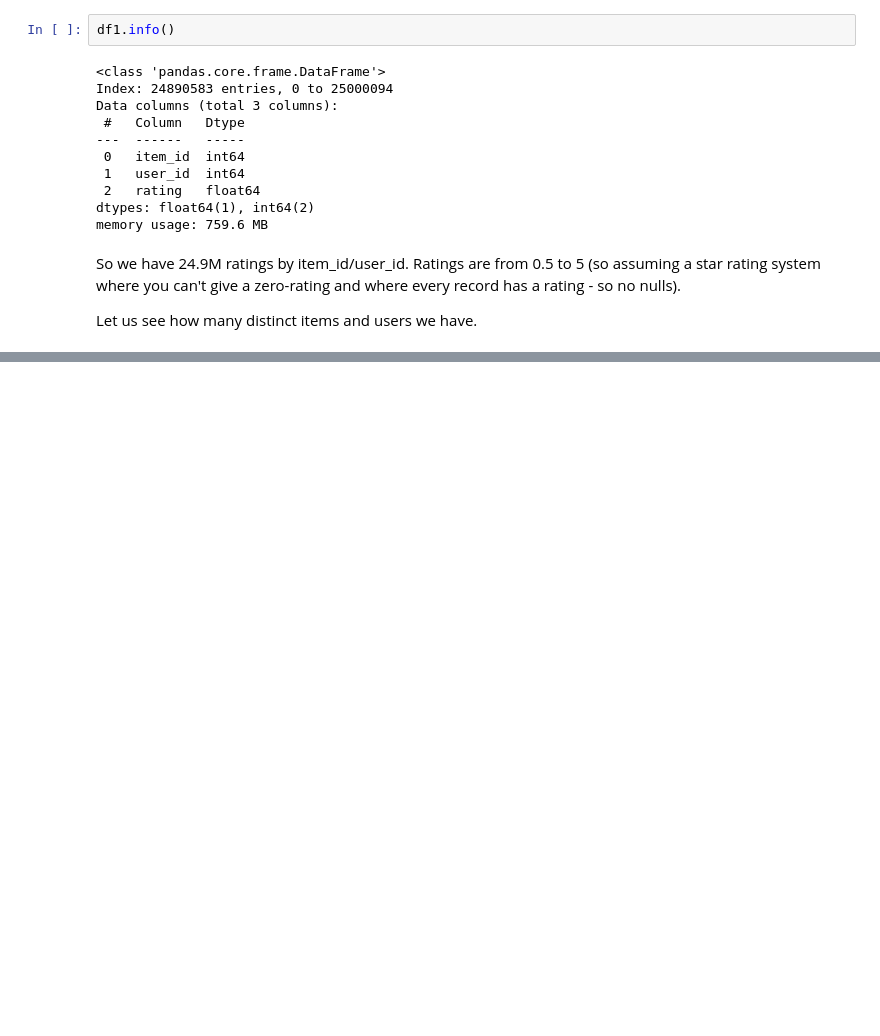
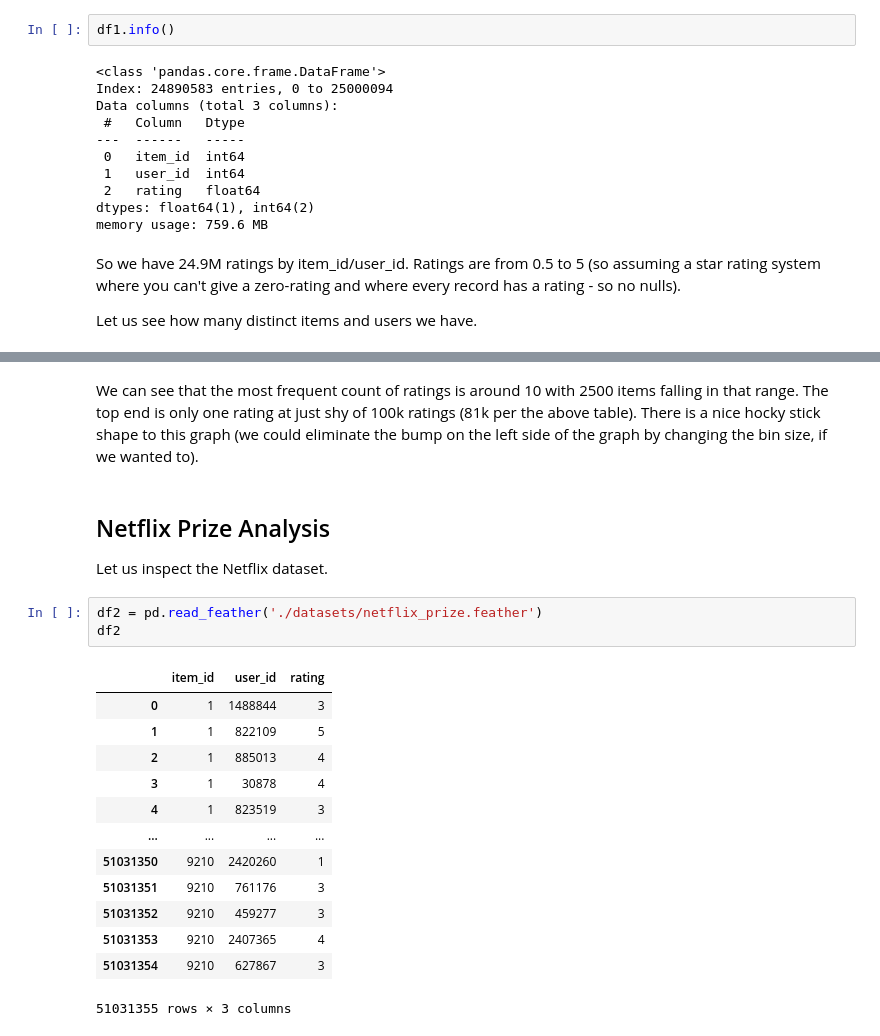
Before and after one commit to jmfb/csc6711-project2, a Jupyter notebook: Project2.ipynb, the cells around one changed output, grey strips where cells are left out. Drawn from its saved outputs; the diff is of its cells as text; blank space fills up the shorter version.

```diff
--- a/Project2.ipynb
+++ b/Project2.ipynb
@@ -81,0 +113,23 @@ So there are around 24k different movies and 162k different users which makes th
+# %% [markdown]
+We can see that the most frequent count of ratings is around 10 with 2500 items falling in that range.  The top end is only one rating at just shy of 100k ratings (81k per the above table).  There is a nice hocky stick shape to this graph (we could eliminate the bump on the left side of the graph by changing the bin size, if we wanted to).
+# %% [markdown]
+## Netflix Prize Analysis
+
+Let us inspect the Netflix dataset.
+# %%
+df2 = pd.read_feather('./datasets/netflix_prize.feather')
+df2
+# %% [output]
+|  | item_id | user_id | rating |
+| 0 | 1 | 1488844 | 3 |
+| 1 | 1 | 822109 | 5 |
+| 2 | 1 | 885013 | 4 |
+| 3 | 1 | 30878 | 4 |
+| 4 | 1 | 823519 | 3 |
+| ... | ... | ... | ... |
+| 51031350 | 9210 | 2420260 | 1 |
+| 51031351 | 9210 | 761176 | 3 |
+| 51031352 | 9210 | 459277 | 3 |
+| 51031353 | 9210 | 2407365 | 4 |
+| 51031354 | 9210 | 627867 | 3 |
+51031355 rows × 3 columns
```
Also changed, not shown: parts of 14 cells of this notebook.
